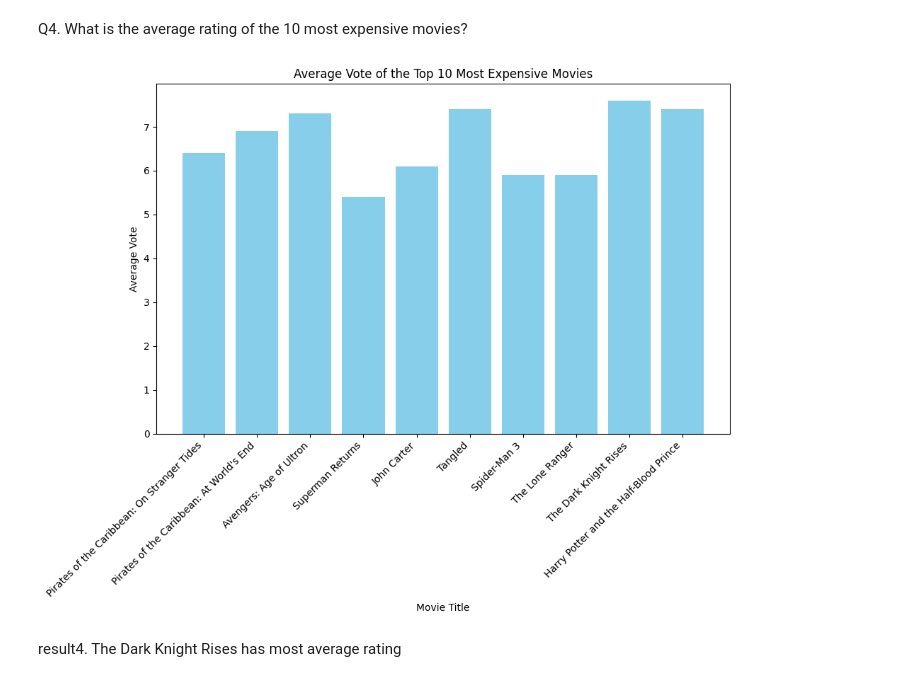
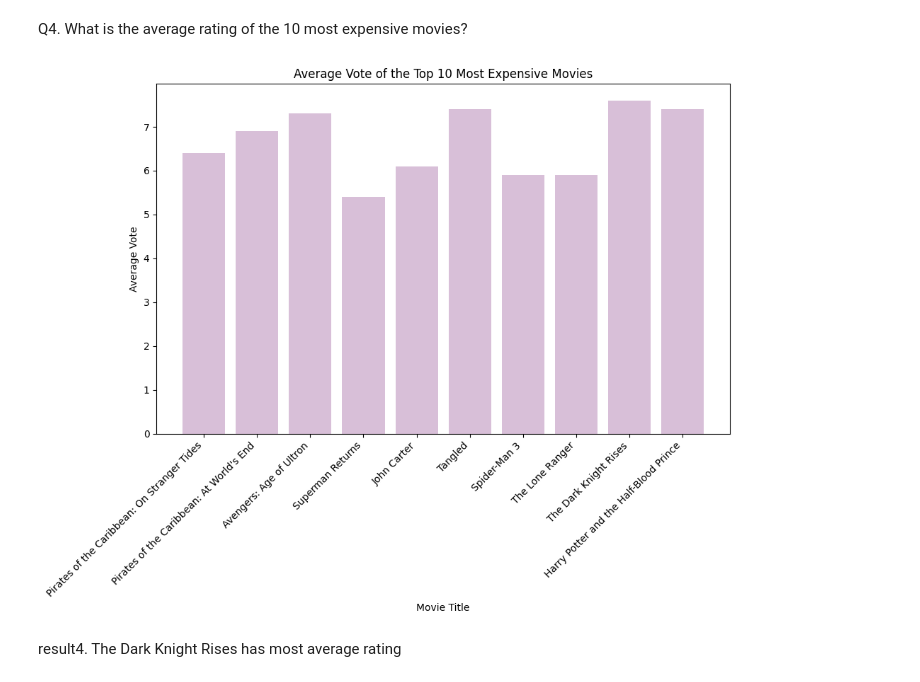
Before and after one commit to monirmo97/TMDB-Movie-Dataset-EDA-Modelling-and-Recommender-System, a Jupyter notebook: TMDB_Movie_Dataset_EDA_Modelling_and_Recommender_System.ipynb, the cells around one changed output. Saved outputs shown, nothing was run; the diff lists cells and outputs as text; code cells hidden in the pictures.

```diff
--- a/TMDB_Movie_Dataset_EDA_Modelling_and_Recommender_System.ipynb
+++ b/TMDB_Movie_Dataset_EDA_Modelling_and_Recommender_System.ipynb
@@ -293,18 +278,18 @@ Q4. What is the average rating of the 10 most expensive movies?
 # %%
 # Sort the DataFrame by 'budget' column to get the top 10 most expensive movies
 top_expensive_movies = df.nlargest(10, 'budget')
 
 # Plot the average rating
 plt.figure(figsize=(10, 8))
-plt.bar(top_expensive_movies['original_title'], top_expensive_movies['vote_average'], color='skyblue')
+plt.bar(top_expensive_movies['original_title'], top_expensive_movies['vote_average'], color='thistle')
 plt.xlabel('Movie Title')
 plt.ylabel('Average Vote')
 plt.title('Average Vote of the Top 10 Most Expensive Movies')
 plt.xticks(rotation=45, ha='right')
 plt.tight_layout()
 plt.show()
 # %% [output]
-[figure, old version]
+[figure, new version]
 # %% [markdown]
 result4. The Dark Knight Rises has most average rating
 # %% [markdown]
```
Also changed, not shown: parts of 76 cells of this notebook.
